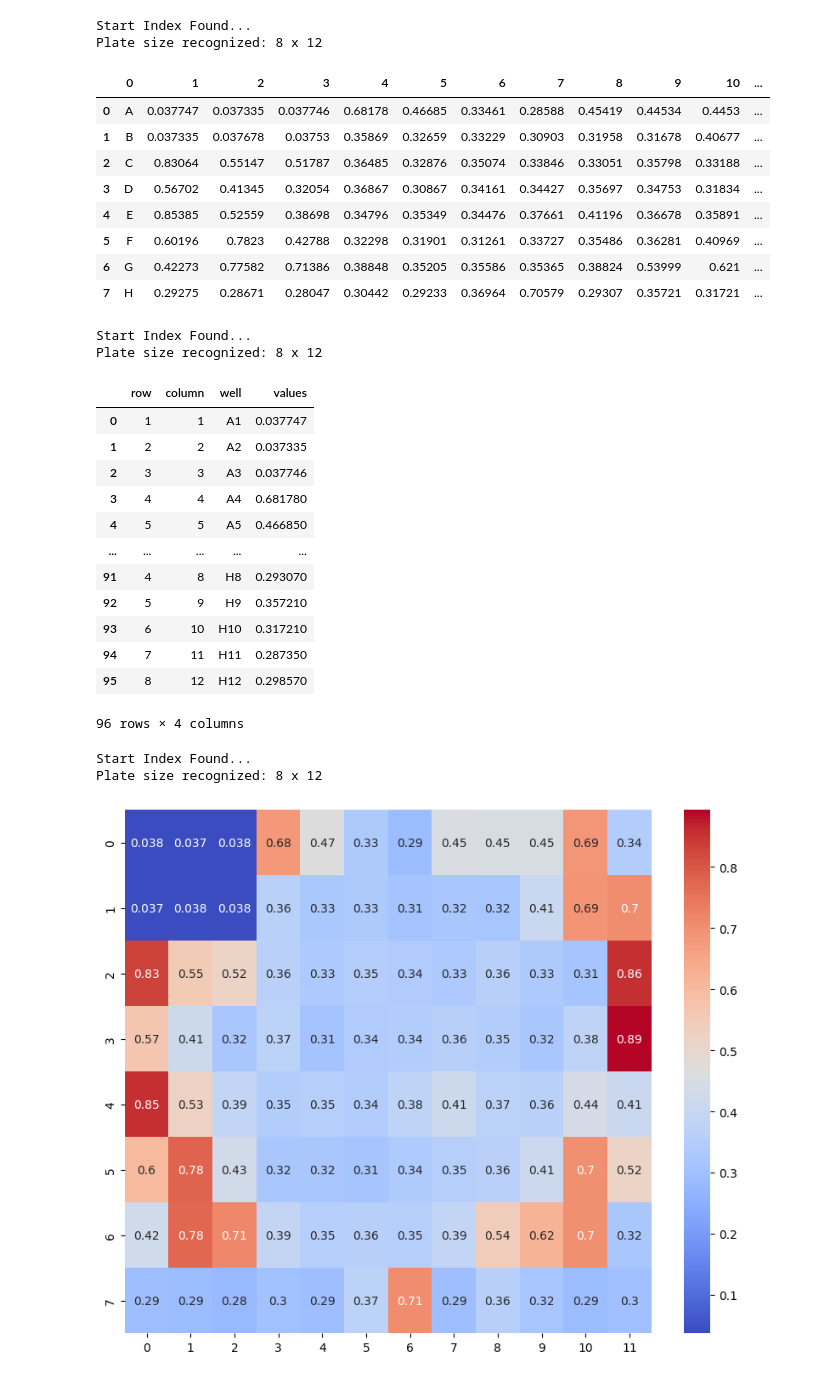
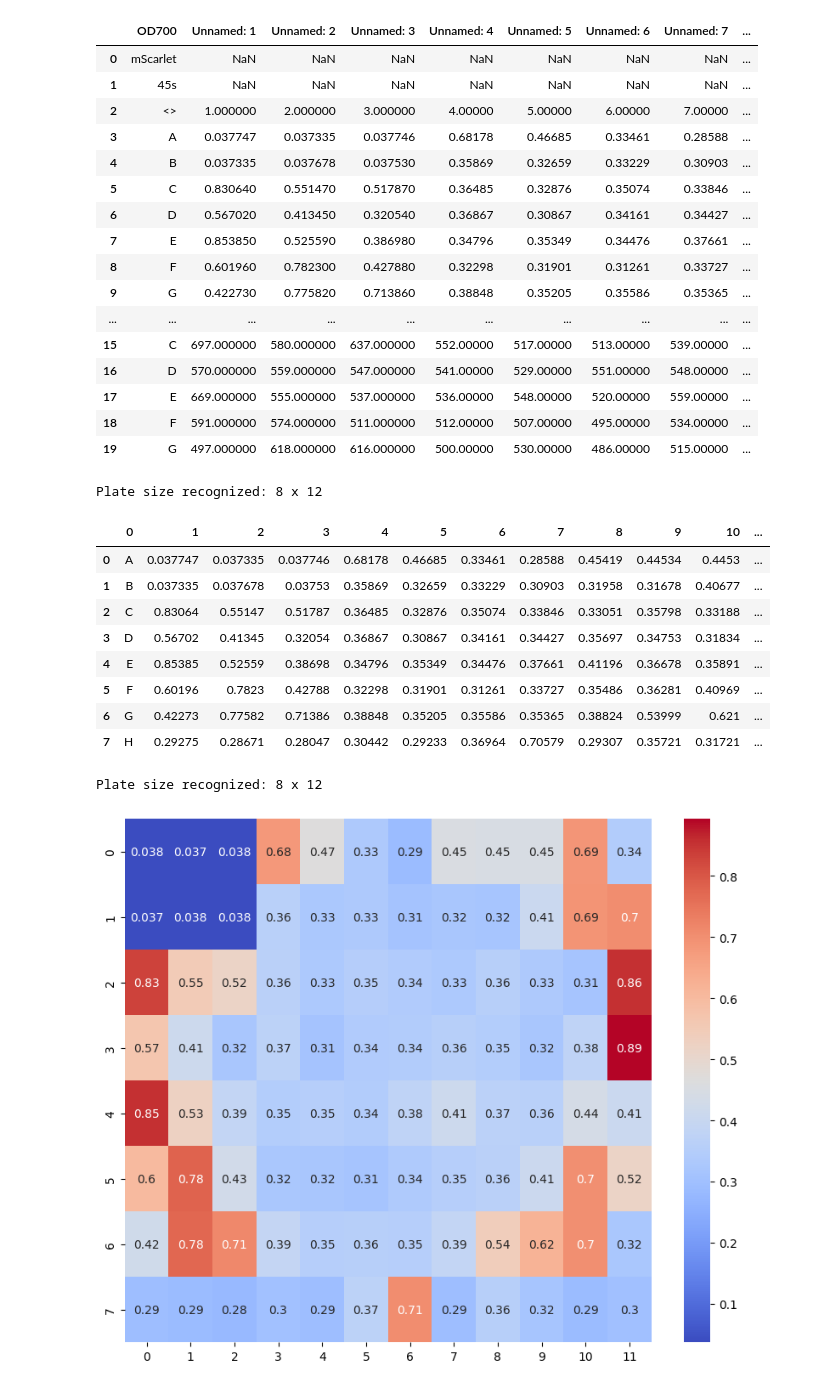
Before and after one commit to Abelgurung/plateparser, a Jupyter notebook: notebooks/plateFormat.ipynb, the cells around one changed output. Saved outputs shown, nothing was run; the diff lists cells and outputs as text; code cells hidden in the pictures.

```diff
--- a/notebooks/analysis.ipynb
+++ b/notebooks/plateFormat.ipynb
@@ -30,8 +7,28 @@ sample_df.head(20)
+# %%
+sample_df = pd.read_excel('../examples/Example_data.xlsx')
+sample_df.head(20)
+# %% [output]
+|  | OD700 | Unnamed: 1 | Unnamed: 2 | Unnamed: 3 | Unnamed: 4 | Unnamed: 5 | Unnamed: 6 | Unnamed: 7 | ... |
+| 0 | mScarlet | NaN | NaN | NaN | NaN | NaN | NaN | NaN | ... |
+| 1 | 45s | NaN | NaN | NaN | NaN | NaN | NaN | NaN | ... |
+| 2 | <> | 1.000000 | 2.000000 | 3.000000 | 4.00000 | 5.00000 | 6.00000 | 7.00000 | ... |
+| 3 | A | 0.037747 | 0.037335 | 0.037746 | 0.68178 | 0.46685 | 0.33461 | 0.28588 | ... |
+| 4 | B | 0.037335 | 0.037678 | 0.037530 | 0.35869 | 0.32659 | 0.33229 | 0.30903 | ... |
+| 5 | C | 0.830640 | 0.551470 | 0.517870 | 0.36485 | 0.32876 | 0.35074 | 0.33846 | ... |
+| 6 | D | 0.567020 | 0.413450 | 0.320540 | 0.36867 | 0.30867 | 0.34161 | 0.34427 | ... |
+| 7 | E | 0.853850 | 0.525590 | 0.386980 | 0.34796 | 0.35349 | 0.34476 | 0.37661 | ... |
+| 8 | F | 0.601960 | 0.782300 | 0.427880 | 0.32298 | 0.31901 | 0.31261 | 0.33727 | ... |
+| 9 | G | 0.422730 | 0.775820 | 0.713860 | 0.38848 | 0.35205 | 0.35586 | 0.35365 | ... |
+| ... | ... | ... | ... | ... | ... | ... | ... | ... | ... |
+| 15 | C | 697.000000 | 580.000000 | 637.000000 | 552.00000 | 517.00000 | 513.00000 | 539.00000 | ... |
+| 16 | D | 570.000000 | 559.000000 | 547.000000 | 541.00000 | 529.00000 | 551.00000 | 548.00000 | ... |
+| 17 | E | 669.000000 | 555.000000 | 537.000000 | 536.00000 | 548.00000 | 520.00000 | 559.00000 | ... |
+| 18 | F | 591.000000 | 574.000000 | 511.000000 | 512.00000 | 507.00000 | 495.00000 | 534.00000 | ... |
+| 19 | G | 497.000000 | 618.000000 | 616.000000 | 500.00000 | 530.00000 | 486.00000 | 515.00000 | ... |
 # %%
-parsed_df = plateParser.plateFormat(sample_df, keep_index=True)
+parsed_df = plateParser.plateFormat(sample_df, keep_index=True, save= 'sample_plate.csv')
 parsed_df
 # %% [output]
-Start Index Found...
 Plate size recognized: 8 x 12
 |  | 0 | 1 | 2 | 3 | 4 | 5 | 6 | 7 | 8 | 9 | 10 | ... |
 | 0 | A | 0.037747 | 0.037335 | 0.037746 | 0.68178 | 0.46685 | 0.33461 | 0.28588 | 0.45419 | 0.44534 | 0.4453 | ... |
@@ -42,28 +39,8 @@ Plate size recognized: 8 x 12
 | 5 | F | 0.60196 | 0.7823 | 0.42788 | 0.32298 | 0.31901 | 0.31261 | 0.33727 | 0.35486 | 0.36281 | 0.40969 | ... |
 | 6 | G | 0.42273 | 0.77582 | 0.71386 | 0.38848 | 0.35205 | 0.35586 | 0.35365 | 0.38824 | 0.53999 | 0.621 | ... |
 | 7 | H | 0.29275 | 0.28671 | 0.28047 | 0.30442 | 0.29233 | 0.36964 | 0.70579 | 0.29307 | 0.35721 | 0.31721 | ... |
-# %%
-tidyFormat = plateParser.tidyFormat(sample_df, save='sample_tidy.csv')
-tidyFormat
-# %% [output]
-Start Index Found...
-Plate size recognized: 8 x 12
-|  | row | column | well | values |
-| 0 | 1 | 1 | A1 | 0.037747 |
-| 1 | 2 | 2 | A2 | 0.037335 |
-| 2 | 3 | 3 | A3 | 0.037746 |
-| 3 | 4 | 4 | A4 | 0.681780 |
-| 4 | 5 | 5 | A5 | 0.466850 |
-| ... | ... | ... | ... | ... |
-| 91 | 4 | 8 | H8 | 0.293070 |
-| 92 | 5 | 9 | H9 | 0.357210 |
-| 93 | 6 | 10 | H10 | 0.317210 |
-| 94 | 7 | 11 | H11 | 0.287350 |
-| 95 | 8 | 12 | H12 | 0.298570 |
-96 rows × 4 columns
 # %%
 parsed_df = plateParser.plateFormat(sample_df, keep_index=False)
 parsed_df = parsed_df.astype(float)
 # %% [output]
-Start Index Found...
 Plate size recognized: 8 x 12
```
Also changed, not shown: parts of 5 cells of this notebook, 7 other files.
